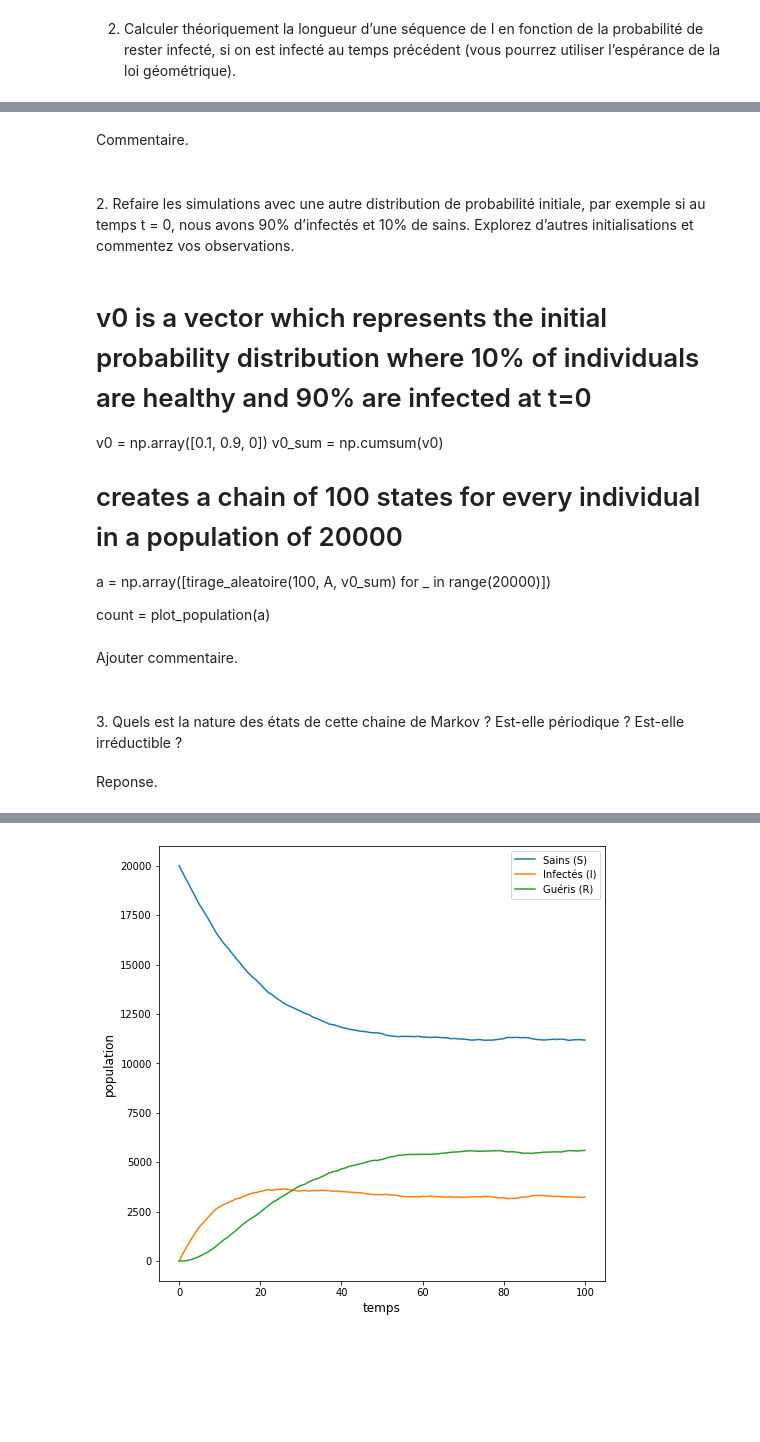
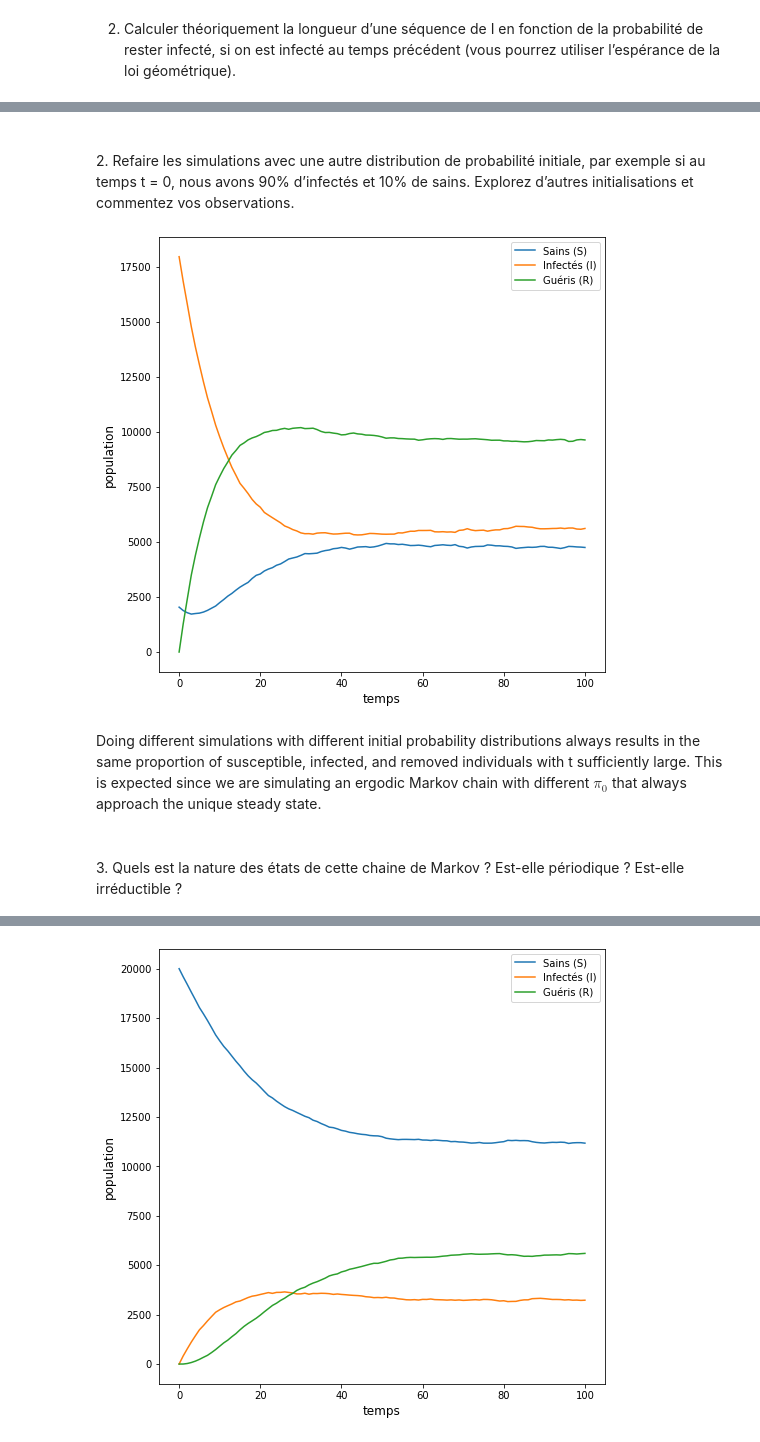
Before and after one commit to petrulii/pandemic-propagation, a Jupyter notebook: projet3_Teo_Ieva.ipynb, the cells around one changed output, grey strips where cells are left out. Drawn from its saved outputs; the diff is of its cells as text; code cells hidden in the pictures; blank space fills up the shorter version.

```diff
--- a/projet3_Teo_Ieva.ipynb
+++ b/projet3_Teo_Ieva.ipynb
@@ -177,23 +196,21 @@ count = plot_population(a)
-# %% [markdown]
-Commentaire.
 # %% [markdown]
 <br/>
 2. Refaire les simulations avec une autre distribution de probabilité initiale, par exemple si au temps
 t = 0, nous avons 90% d’infectés et 10% de sains. Explorez d’autres initialisations et commentez
 vos observations.
-# %% [markdown]
-# v0 is a vector which represents the initial probability distribution where 10% of individuals are healthy and 90% are infected at t=0
-v0 = np.array([0.1, 0.9, 0])
-v0_sum = np.cumsum(v0)
-
-# creates a chain of 100 states for every individual in a population of 20000
-a = np.array([tirage_aleatoire(100, A, v0_sum) for _ in range(20000)])
-
-count = plot_population(a)
-# %% [markdown]
-Ajouter commentaire.
+# %%
+# v0 is a vector which represents the initial probability distribution where 10% of individuals are healthy and 90% are infected at t=0
+v0 = np.array([0.1, 0.9, 0])
+v0_sum = np.cumsum(v0)
+
+# creates a chain of 100 states for every individual in a population of 20000
+a = np.array([tirage_aleatoire(100, A, v0_sum) for _ in range(20000)])
+
+count = plot_population(a)
+# %% [output]
+[figure, added]
+# %% [markdown]
+Doing different simulations with different initial probability distributions always results in the same proportion of susceptible, infected, and removed individuals with t sufficiently large. This is expected since we are simulating an ergodic Markov chain with different $\pi_0$ that always approach the unique steady state.
 # %% [markdown]
 <br/>
 3. Quels est la nature des états de cette chaine de Markov ? Est-elle périodique ? Est-elle irréductible ?<br/>
-# %% [markdown]
-Reponse.
```
Also changed, not shown: parts of 25 cells of this notebook.
